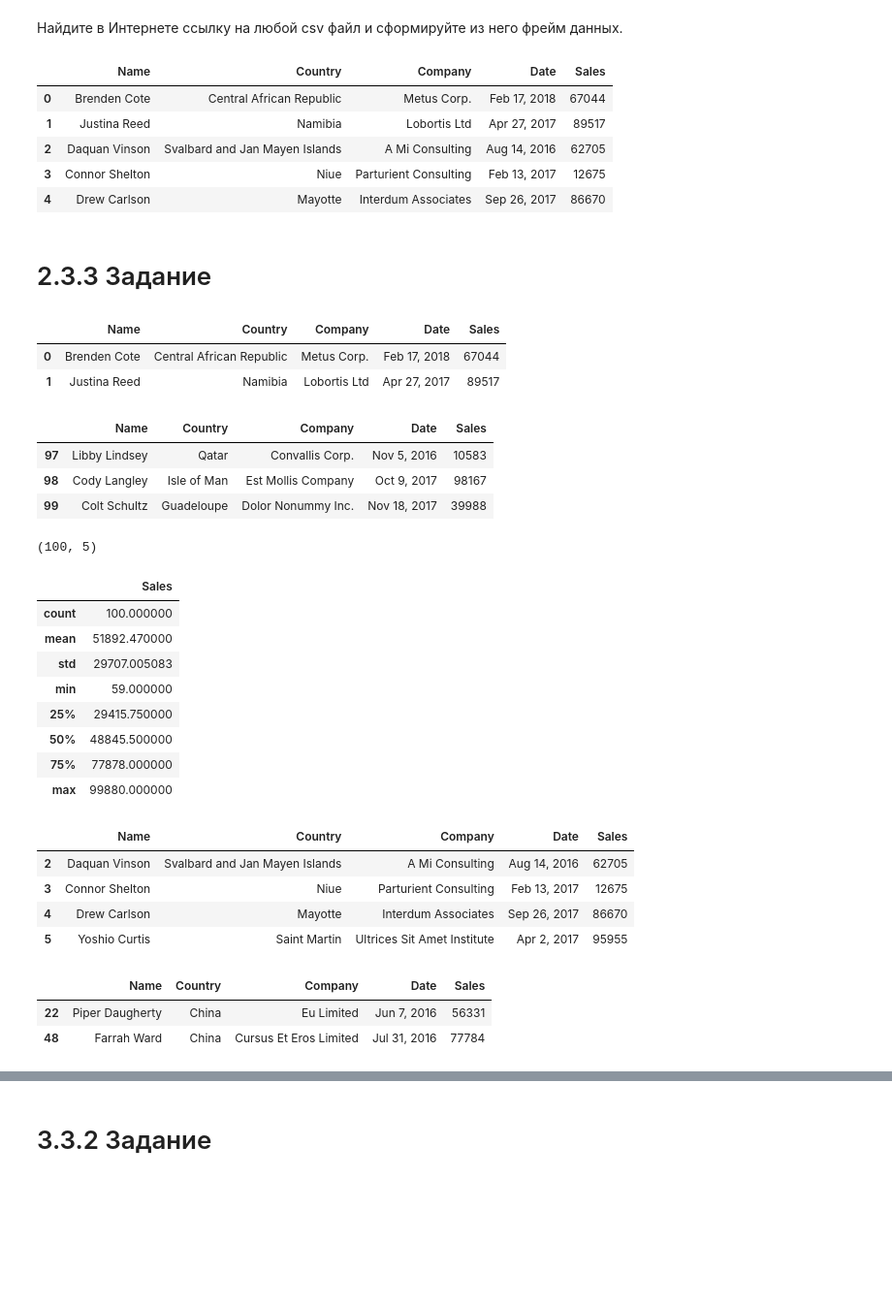
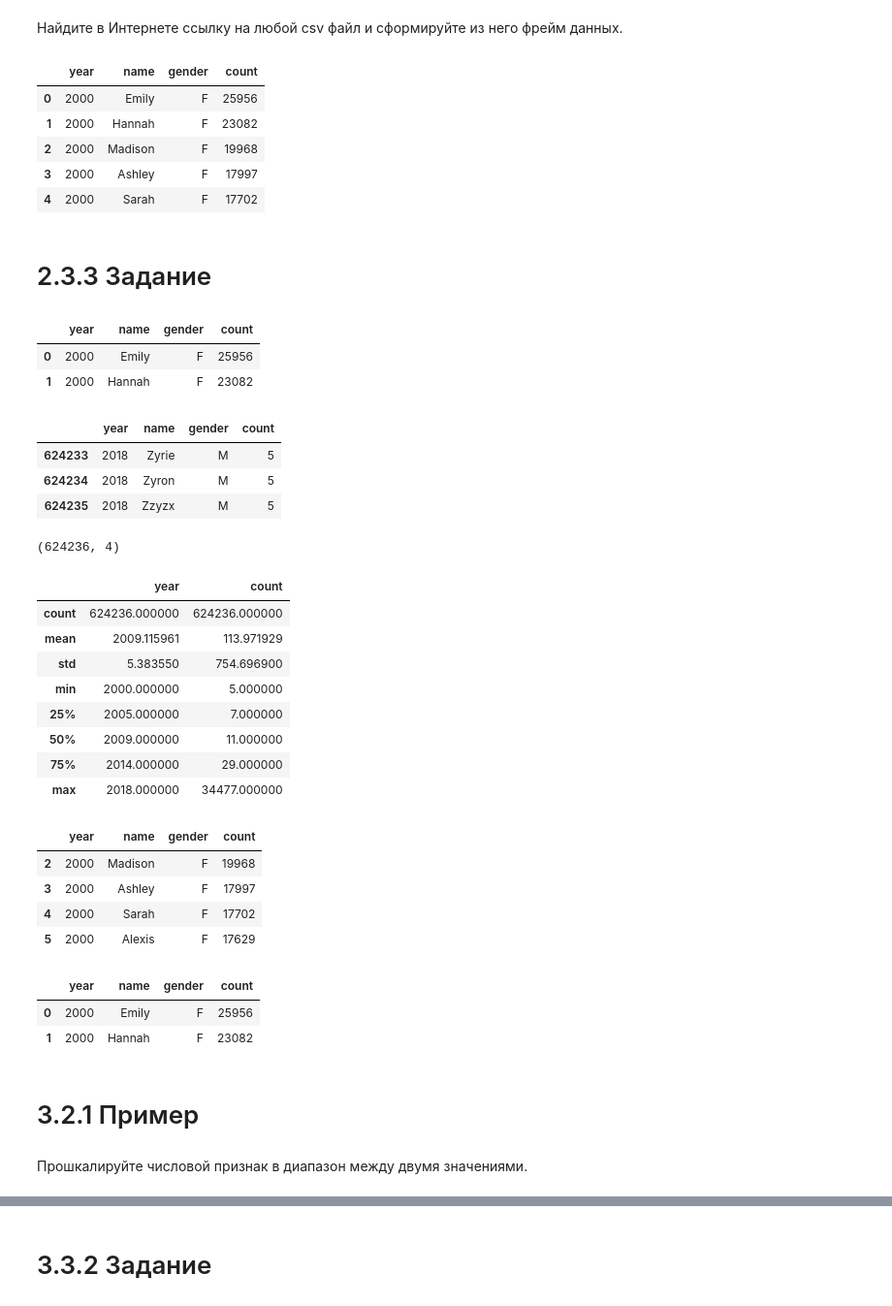
Before and after one commit to paveldm/AI-repos, a Jupyter notebook: Workbook2.ipynb, the cells around one changed output, grey strips where cells are left out. Shown at 97% size. Drawn from its saved outputs; the diff is of its cells as text; code cells hidden in the pictures; blank space fills up the shorter version.

```diff
--- a/Workbook2.ipynb
+++ b/Workbook2.ipynb
@@ -118,58 +361,62 @@ print(sum((a - b) ** 2) ** 0.5)
 # %% [markdown]
 Найдите в Интернете ссылку на любой csv файл и сформируйте из него фрейм данных.
 # %%
-url = 'https://raw.githubusercontent.com/chrisalbon/sim_data/master/sales.csv'
+url = 'https://raw.githubusercontent.com/akmand/datasets/main/baby_names_2000.csv'
 dataframe = pd.read_csv(url)
 dataframe.head(5)
 # %% [output]
-|  | Name | Country | Company | Date | Sales |
-| 0 | Brenden Cote | Central African Republic | Metus Corp. | Feb 17, 2018 | 67044 |
-| 1 | Justina Reed | Namibia | Lobortis Ltd | Apr 27, 2017 | 89517 |
-| 2 | Daquan Vinson | Svalbard and Jan Mayen Islands | A Mi Consulting | Aug 14, 2016 | 62705 |
-| 3 | Connor Shelton | Niue | Parturient Consulting | Feb 13, 2017 | 12675 |
-| 4 | Drew Carlson | Mayotte | Interdum Associates | Sep 26, 2017 | 86670 |
+|  | year | name | gender | count |
+| 0 | 2000 | Emily | F | 25956 |
+| 1 | 2000 | Hannah | F | 23082 |
+| 2 | 2000 | Madison | F | 19968 |
+| 3 | 2000 | Ashley | F | 17997 |
+| 4 | 2000 | Sarah | F | 17702 |
 # %% [markdown]
 # 2.3.3 Задание
 # %%
 dataframe.head(2)
 # %% [output]
-|  | Name | Country | Company | Date | Sales |
-| 0 | Brenden Cote | Central African Republic | Metus Corp. | Feb 17, 2018 | 67044 |
-| 1 | Justina Reed | Namibia | Lobortis Ltd | Apr 27, 2017 | 89517 |
+|  | year | name | gender | count |
+| 0 | 2000 | Emily | F | 25956 |
+| 1 | 2000 | Hannah | F | 23082 |
 # %%
 dataframe.tail(3)
 # %% [output]
-|  | Name | Country | Company | Date | Sales |
-| 97 | Libby Lindsey | Qatar | Convallis Corp. | Nov 5, 2016 | 10583 |
-| 98 | Cody Langley | Isle of Man | Est Mollis Company | Oct 9, 2017 | 98167 |
-| 99 | Colt Schultz | Guadeloupe | Dolor Nonummy Inc. | Nov 18, 2017 | 39988 |
+|  | year | name | gender | count |
+| 624233 | 2018 | Zyrie | M | 5 |
+| 624234 | 2018 | Zyron | M | 5 |
+| 624235 | 2018 | Zzyzx | M | 5 |
 # %%
 print(dataframe.shape)
 # %% [output]
-(100, 5)
+(624236, 4)
 # %%
 dataframe.describe()
 # %% [output]
-|  | Sales |
-| count | 100.000000 |
-| mean | 51892.470000 |
-| std | 29707.005083 |
-| min | 59.000000 |
-| 25% | 29415.750000 |
-| 50% | 48845.500000 |
-| 75% | 77878.000000 |
-| max | 99880.000000 |
+|  | year | count |
+| count | 624236.000000 | 624236.000000 |
+| mean | 2009.115961 | 113.971929 |
+| std | 5.383550 | 754.696900 |
+| min | 2000.000000 | 5.000000 |
+| 25% | 2005.000000 | 7.000000 |
+| 50% | 2009.000000 | 11.000000 |
+| 75% | 2014.000000 | 29.000000 |
+| max | 2018.000000 | 34477.000000 |
 # %%
 dataframe.iloc[2:6]
 # %% [output]
-|  | Name | Country | Company | Date | Sales |
-| 2 | Daquan Vinson | Svalbard and Jan Mayen Islands | A Mi Consulting | Aug 14, 2016 | 62705 |
-| 3 | Connor Shelton | Niue | Parturient Consulting | Feb 13, 2017 | 12675 |
-| 4 | Drew Carlson | Mayotte | Interdum Associates | Sep 26, 2017 | 86670 |
-| 5 | Yoshio Curtis | Saint Martin | Ultrices Sit Amet Institute | Apr 2, 2017 | 95955 |
+|  | year | name | gender | count |
+| 2 | 2000 | Madison | F | 19968 |
+| 3 | 2000 | Ashley | F | 17997 |
+| 4 | 2000 | Sarah | F | 17702 |
+| 5 | 2000 | Alexis | F | 17629 |
 # %%
-dataframe[dataframe['Country'] == 'China'].head(2)
+dataframe[dataframe['gender'] == 'F'].head(2)
 # %% [output]
-|  | Name | Country | Company | Date | Sales |
-| 22 | Piper Daugherty | China | Eu Limited | Jun 7, 2016 | 56331 |
-| 48 | Farrah Ward | China | Cursus Et Eros Limited | Jul 31, 2016 | 77784 |
+|  | year | name | gender | count |
+| 0 | 2000 | Emily | F | 25956 |
+| 1 | 2000 | Hannah | F | 23082 |
+# %% [markdown]
+# 3.2.1 Пример
+# %% [markdown]
+Прошкалируйте числовой признак в диапазон между двумя значениями.
```
Also changed, not shown: parts of 52 cells of this notebook.
